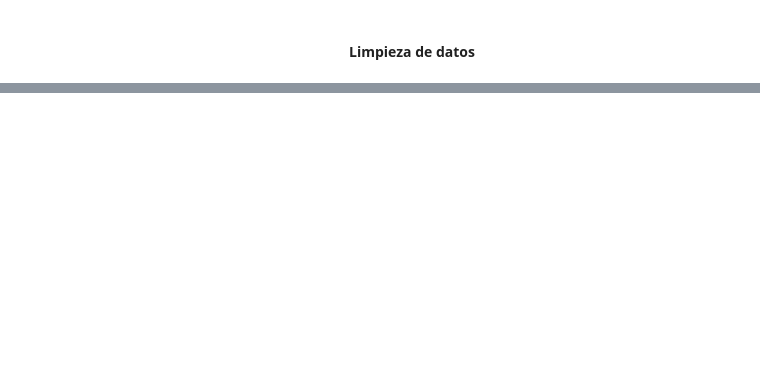
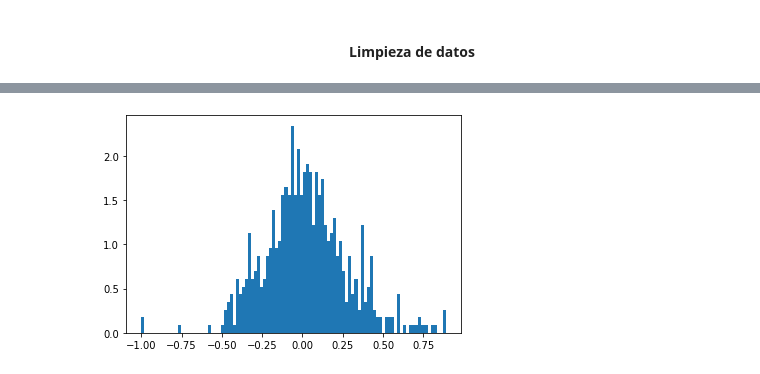
Before and after one commit to danielamichel/Proyecto1_DMichel_ADurrmuller, a Jupyter notebook: Proyecto_ASDurrmuller_DMichel.ipynb, the cells around one changed output, grey strips where cells are left out. Drawn from its saved outputs; the diff is of its cells as text; code cells hidden in the pictures; blank space fills up the shorter version.

```diff
--- a/Proyecto_ASDurrmuller_DMichel.ipynb
+++ b/Proyecto_ASDurrmuller_DMichel.ipynb
@@ -127,0 +150,13 @@ clean_data
+# %%
+# nombrar variable que contenga datos del df determinados
+
+casos_totales = clean_data[clean_data.iso_code == 'ITA']['new_cases'].pct_change().dropna()
+casos_totales = casos_totales[(casos_totales <= 1) & (casos_totales >= -1)]
+# %%
+# plotear histograma de los datos
+
+[freq, x_hist, _] = plt.hist(casos_totales, bins=100, density = True); # histograma
+plt.show() # mostrar histograma
+x_hist = x_hist[1:] # Se obvia el último valor de x para obtener exactamente J muestras de x
+# %% [output]
+[figure, added]
```
Also changed, not shown: parts of 46 cells of this notebook, 3 other files.
